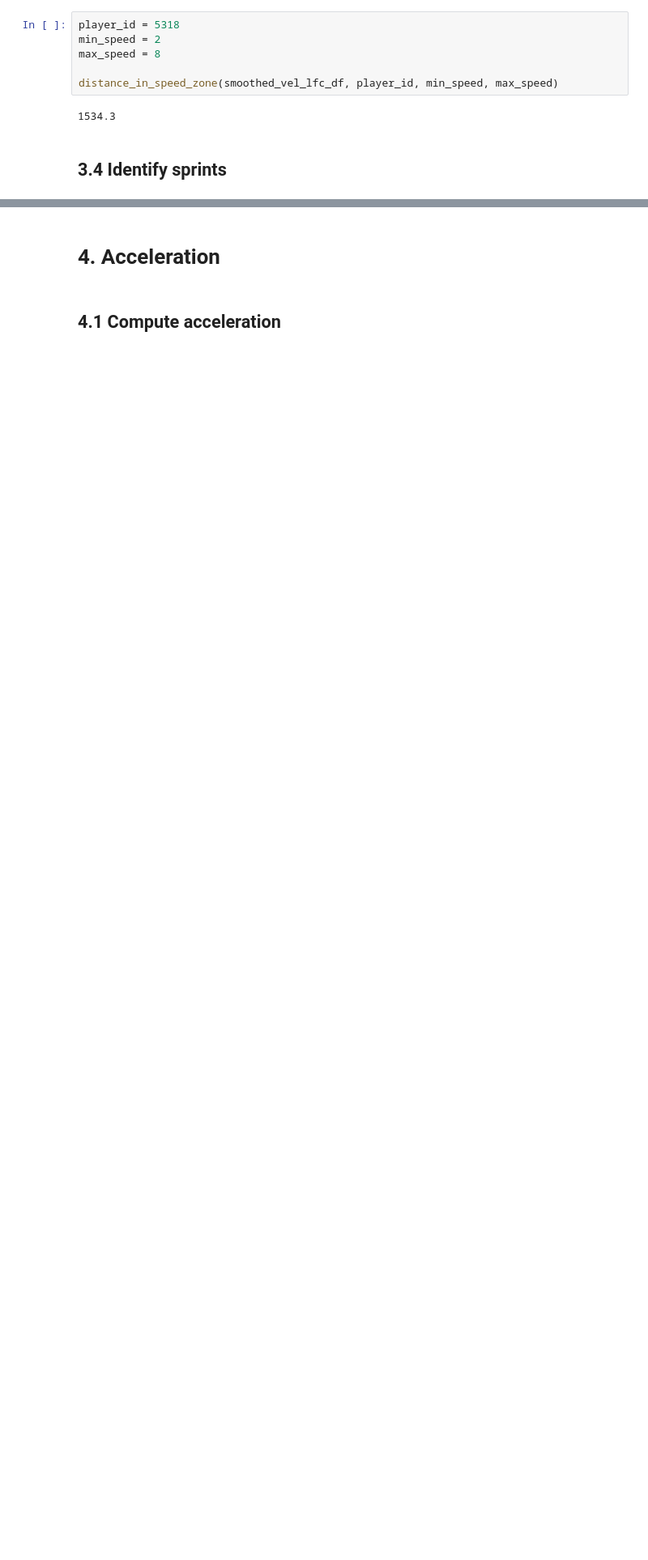
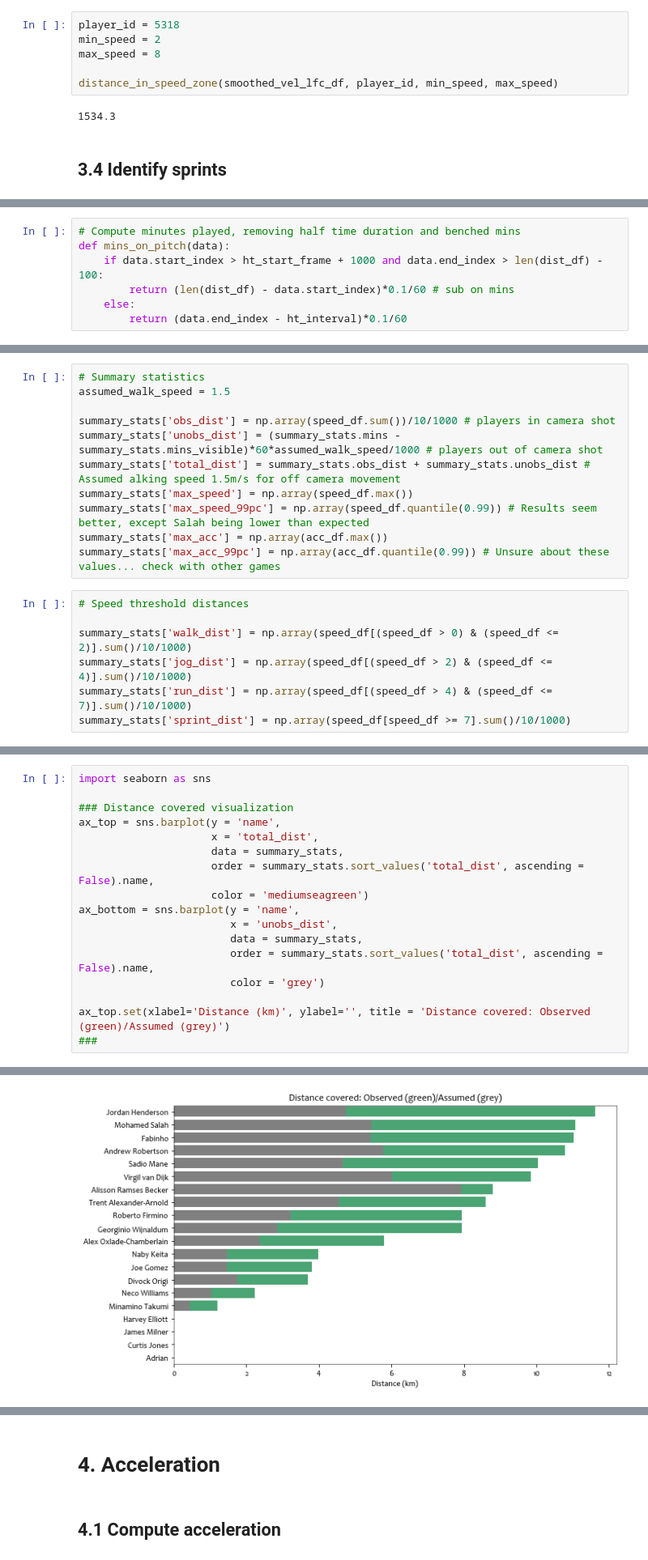
Before and after one commit to JohnLindblad/FinalProject-PlayerFitness, a Jupyter notebook: FinalProject-John.ipynb, the cells around one changed output, grey strips where cells are left out. Shown at 81% size. Cells and saved outputs as stored; diff of their text form; blank space fills up the shorter version.

Commit message:
summary statistics

```diff
--- a/FinalProject-John.ipynb
+++ b/FinalProject-John.ipynb
@@ -398,0 +402,7 @@ distance_in_speed_zone(smoothed_vel_lfc_df, player_id, min_speed, max_speed)
+# %%
+# Compute minutes played, removing half time duration and benched mins
+def mins_on_pitch(data):
+    if data.start_index > ht_start_frame + 1000 and data.end_index > len(dist_df) - 100:
+        return (len(dist_df) - data.start_index)*0.1/60 # sub on mins
+    else:
+        return (data.end_index - ht_interval)*0.1/60
@@ -398,0 +422,18 @@ distance_in_speed_zone(smoothed_vel_lfc_df, player_id, min_speed, max_speed)
+# %%
+# Summary statistics
+assumed_walk_speed = 1.5
+
+summary_stats['obs_dist'] = np.array(speed_df.sum())/10/1000 # players in camera shot
+summary_stats['unobs_dist'] = (summary_stats.mins - summary_stats.mins_visible)*60*assumed_walk_speed/1000 # players out of camera shot
+summary_stats['total_dist'] = summary_stats.obs_dist + summary_stats.unobs_dist # Assumed alking speed 1.5m/s for off camera movement
+summary_stats['max_speed'] = np.array(speed_df.max())
+summary_stats['max_speed_99pc'] = np.array(speed_df.quantile(0.99)) # Results seem better, except Salah being lower than expected
+summary_stats['max_acc'] = np.array(acc_df.max())
+summary_stats['max_acc_99pc'] = np.array(acc_df.quantile(0.99)) # Unsure about these values... check with other games
+# %%
+# Speed threshold distances
+
+summary_stats['walk_dist'] = np.array(speed_df[(speed_df > 0) & (speed_df <= 2)].sum()/10/1000)
+summary_stats['jog_dist'] = np.array(speed_df[(speed_df > 2) & (speed_df <= 4)].sum()/10/1000)
+summary_stats['run_dist'] = np.array(speed_df[(speed_df > 4) & (speed_df <= 7)].sum()/10/1000)
+summary_stats['sprint_dist'] = np.array(speed_df[speed_df >= 7].sum()/10/1000)
@@ -398,0 +460,18 @@ distance_in_speed_zone(smoothed_vel_lfc_df, player_id, min_speed, max_speed)
+# %%
+import seaborn as sns
+
+### Distance covered visualization
+ax_top = sns.barplot(y = 'name',
+                     x = 'total_dist',
+                     data = summary_stats,
+                     order = summary_stats.sort_values('total_dist', ascending = False).name,
+                     color = 'mediumseagreen')
+ax_bottom = sns.barplot(y = 'name',
+                        x = 'unobs_dist',
+                        data = summary_stats,
+                        order = summary_stats.sort_values('total_dist', ascending = False).name,
+                        color = 'grey')
+
+ax_top.set(xlabel='Distance (km)', ylabel='', title = 'Distance covered: Observed (green)/Assumed (grey)')
+###
+# %% [output]
@@ -398,0 +481 @@ distance_in_speed_zone(smoothed_vel_lfc_df, player_id, min_speed, max_speed)
+[figure, added]
```
Also changed, not shown: parts of 11 cells of this notebook.
